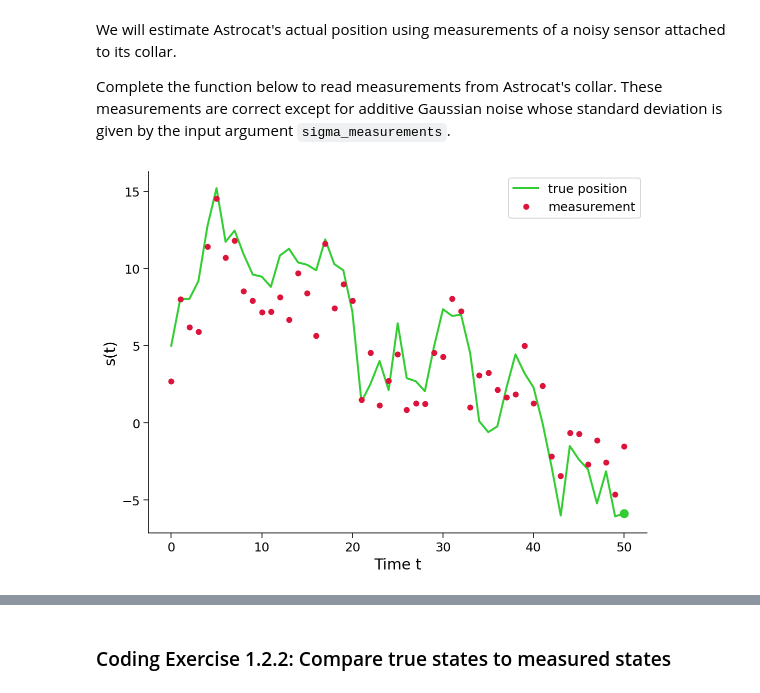
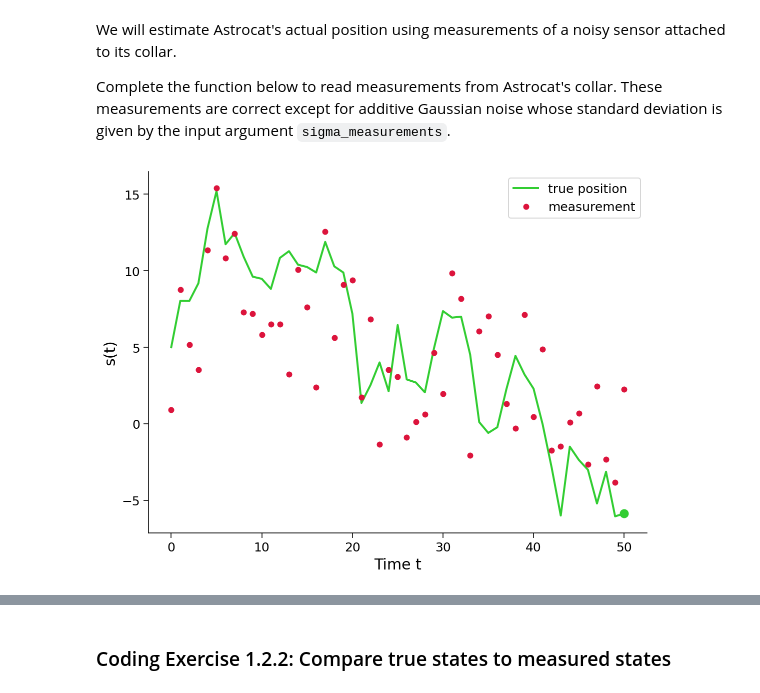
Before and after one commit to Zleander/PML_Exercises, a Jupyter notebook: Ex10/Ex10_Julian_Zimmerlin_6009977_Leander_Zimmermann_4165446.ipynb, the cells around one changed output, grey strips where cells are left out. Saved outputs shown, nothing was run; the diff lists cells and outputs as text; code cells hidden in the pictures.

```diff
--- a/Ex10/Ex10_Julian_Zimmerlin_6009977_Leander_Zimmermann_4165446.ipynb
+++ b/Ex10/Ex10_Julian_Zimmerlin_6009977_Leander_Zimmermann_4165446.ipynb
@@ -254,35 +254,35 @@ def read_collar(s, sigma_measurements):
     # For all time t, add white Gaussian noise with magnitude sigma_measurements
     # Consider that np.random.normal(mu, sigma) generates a random sample from
     # a gaussian with mean = mu and standard deviation = sigma
 
     for t in range(len(s)):
 
-        w = np.random.normal(scale=sigma_p)
+        w = np.random.normal(scale=sigma_measurements)
 
         # Read measurement
         m[t] = D * s[t] + w
 
     return m
 
 
 # Set parameters
 np.random.seed(0)
 D = 0.9    # parameter in s(t)
 T = 50      # total time duration
 s0 = 5.     # initial condition of s at time 0
 sigma_p = 2 # amount of noise in the actuators of astrocat's propulsion unit
 sigma_measurements = 4 # amount of noise in astrocat's collar
 
 # Simulate Astrocat
 s = simulate(D, s0, sigma_p, T)
 
 # Take measurement from collar
 m = read_collar(s, sigma_measurements)
 
 # Visualize
 plot_measurement(s, m, T)
 # %% [output]
-[figure, old version]
+[figure, new version]
 # %% [markdown]
 *Example output:*
 
```
Also changed, not shown: parts of 1 cell of this notebook, 9 other files.
